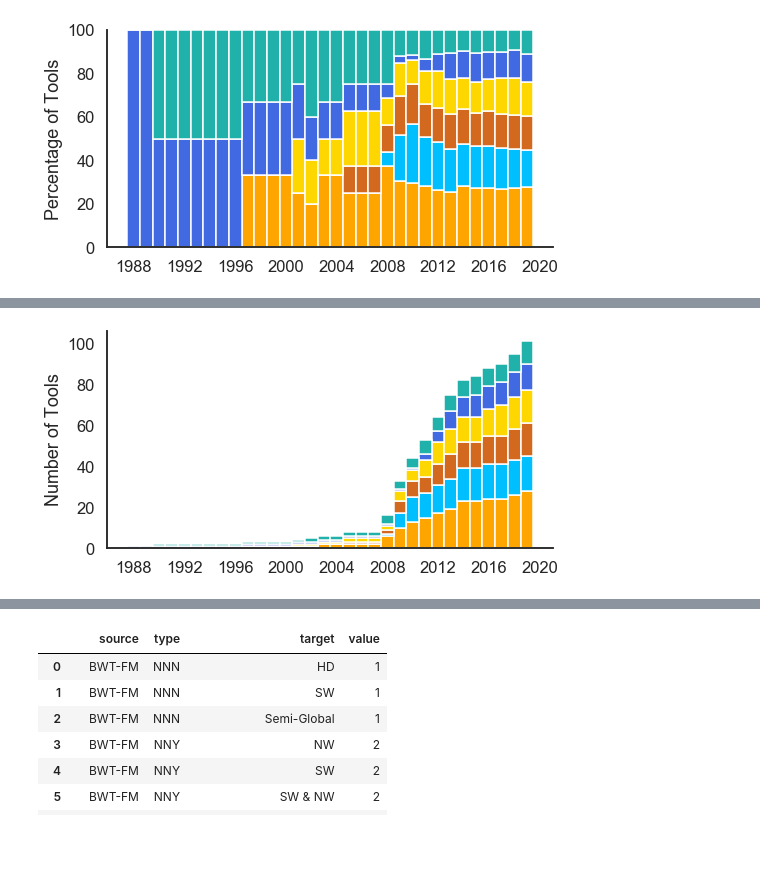
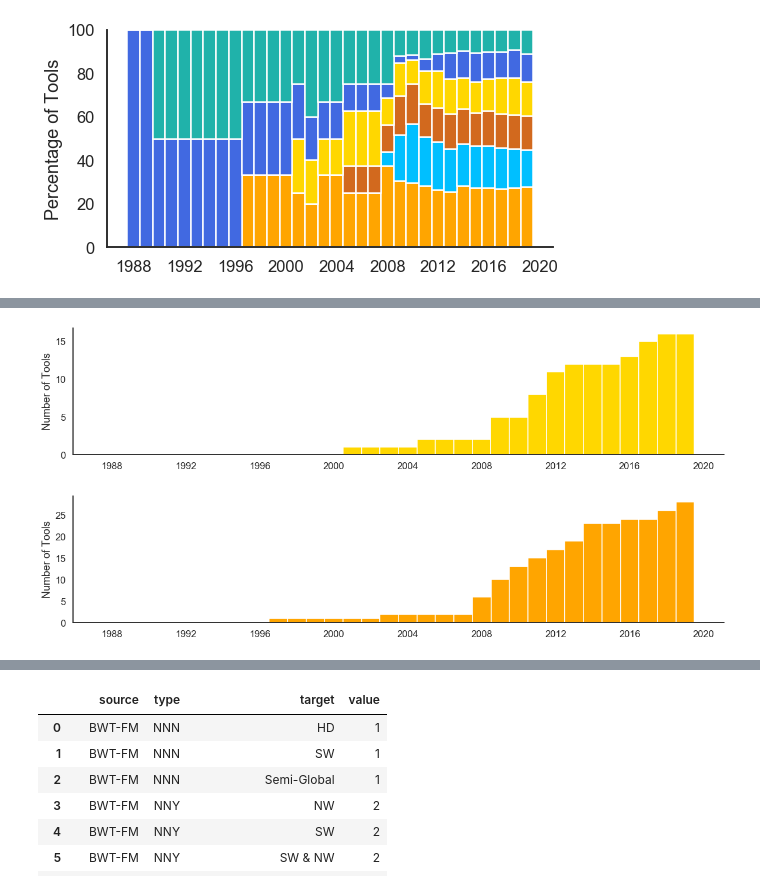
Before and after one commit to Mangul-Lab-USC/review-technology-dictates-algorithms, a Jupyter notebook: notebooks/Figure2.ipynb, the cells around one changed output, grey strips where cells are left out. Drawn from its saved outputs; the diff is of its cells as text; code cells hidden in the pictures; blank space fills up the shorter version.

Commit message:
Added Illustrator MultiPanels

```diff
--- a/notebooks/Figure2.ipynb
+++ b/notebooks/Figure2.ipynb
@@ -679,0 +659,16 @@ plt.savefig('../figures/Figure2_e_4.pdf')
+# %%
+sns.set_style('white')
+sns.set_context('talk')
+
+g = sns.FacetGrid(year_melt, row='Pairwise Alignment Algorithm', aspect=4, hue='Pairwise Alignment Algorithm',
+                  row_order=['Smith-Waterman', 'Hamming Distance', 'Other DP', 'Needleman-Wunsch', 'Multiple Methods',
+                            'Non-DP Heuristic'],
+                  palette=local_clrs, hue_order=['Smith-Waterman', 'Hamming Distance', 'Other DP', 'Needleman-Wunsch',
+                                                 'Multiple Methods', 'Non-DP Heuristic'])
+g = g.map(plt.bar, 'Year of Publication', 'Number of Tools', linewidth=.25)
+plt.ylim(0, 30)
+sns.despine()
+
+#plt.show()
+plt.savefig('../figures/Figure2_e_5.png')
+plt.savefig('../figures/Figure2_e_5.pdf')
@@ -680,36 +677,78 @@ plt.savefig('../figures/Figure2_e_4.pdf')
 # %%
-plt.figure(figsize=(8,4))
+plt.figure(figsize=(20,4))
 
 SW = by_year['Smith-Waterman'].to_list()
 HD = by_year['Hamming Distance'].to_list()
 Other = by_year['Other DP'].to_list()
 NW = by_year['Needleman-Wunsch'].to_list()
 MM = by_year['Multiple Methods'].to_list()
 NoDP = by_year['Non-DP Heuristic'].to_list()
 
 sns.set_style('white')
 sns.set_context('talk')
 
 # plot
 barWidth = 1
-plt.bar(x, SW, color='orange', edgecolor='white', width=barWidth)
-plt.bar(x, HD, bottom=SW, color='deepskyblue', edgecolor='white', width=barWidth)
-plt.bar(x, Other, bottom=[i+j for i,j in zip(SW, HD)], color='chocolate',
+plt.bar(x, NW, color='gold',
         edgecolor='white', width=barWidth)
-plt.bar(x, NW, bottom=[i+j+k for i,j,k in zip(SW, HD, Other)], color='gold',
-        edgecolor='white', width=barWidth)
-plt.bar(x, MM, bottom=[i+j+k+l for i,j,k,l in zip(SW, HD, Other, NW)], color='royalblue',
-        edgecolor='white', width=barWidth)
-plt.bar(x, NoDP, bottom=[i+j+k+l+m for i,j,k,l,m in zip(SW, HD, Other, NW, MM)], color='lightseagreen',
-        edgecolor='white', width=barWidth)
+
+#plt.bar(x, SW, color='orange', edgecolor='white', width=barWidth)
+#plt.bar(x, HD, bottom=SW, color='deepskyblue', edgecolor='white', width=barWidth)
+#plt.bar(x, Other, bottom=[i+j for i,j in zip(SW, HD)], color='chocolate',
+#        edgecolor='white', width=barWidth)
+#plt.bar(x, NW, bottom=[i+j+k for i,j,k in zip(SW, HD, Other)], color='gold',
+#        edgecolor='white', width=barWidth)
+#plt.bar(x, MM, bottom=[i+j+k+l for i,j,k,l in zip(SW, HD, Other, NW)], color='royalblue',
+#        edgecolor='white', width=barWidth)
+#plt.bar(x, NoDP, bottom=[i+j+k+l+m for i,j,k,l,m in zip(SW, HD, Other, NW, MM)], color='lightseagreen',
+#        edgecolor='white', width=barWidth)
 sns.despine()
 plt.xticks(range(min(data_year['year_of_pub']), max(data_year['year_of_pub'])+2, 4))
+
 plt.ylabel("Number of Tools")
 # plt.tight_layout()
 #plt.show()
 
 plt.savefig('../figures/Figure2_e_2.png')
 plt.savefig('../figures/Figure2_e_2.pdf')
 # %% [output]
-[figure, old version]
+[figure, new version]
+# %%
+plt.figure(figsize=(20,4))
+
+SW = by_year['Smith-Waterman'].to_list()
+HD = by_year['Hamming Distance'].to_list()
+Other = by_year['Other DP'].to_list()
+NW = by_year['Needleman-Wunsch'].to_list()
+MM = by_year['Multiple Methods'].to_list()
+NoDP = by_year['Non-DP Heuristic'].to_list()
+
+sns.set_style('white')
+sns.set_context('talk')
+
+# plot
+barWidth = 1
+plt.bar(x, SW, color='orange',
+        edgecolor='white', width=barWidth)
+
+#plt.bar(x, SW, color='orange', edgecolor='white', width=barWidth)
+#plt.bar(x, HD, bottom=SW, color='deepskyblue', edgecolor='white', width=barWidth)
+#plt.bar(x, Other, bottom=[i+j for i,j in zip(SW, HD)], color='chocolate',
+#        edgecolor='white', width=barWidth)
+#plt.bar(x, NW, bottom=[i+j+k for i,j,k in zip(SW, HD, Other)], color='gold',
+#        edgecolor='white', width=barWidth)
+#plt.bar(x, MM, bottom=[i+j+k+l for i,j,k,l in zip(SW, HD, Other, NW)], color='royalblue',
+#        edgecolor='white', width=barWidth)
+#plt.bar(x, NoDP, bottom=[i+j+k+l+m for i,j,k,l,m in zip(SW, HD, Other, NW, MM)], color='lightseagreen',
+#        edgecolor='white', width=barWidth)
+sns.despine()
+plt.xticks(range(min(data_year['year_of_pub']), max(data_year['year_of_pub'])+2, 4))
+plt.ylabel("Number of Tools")
+# plt.tight_layout()
+#plt.show()
+
+plt.savefig('../figures/Figure2_e_2.png')
+plt.savefig('../figures/Figure2_e_2.pdf')
+# %% [output]
+[figure, added]
 # %%
```
Also changed, not shown: parts of 9 cells of this notebook, 51 other files.
